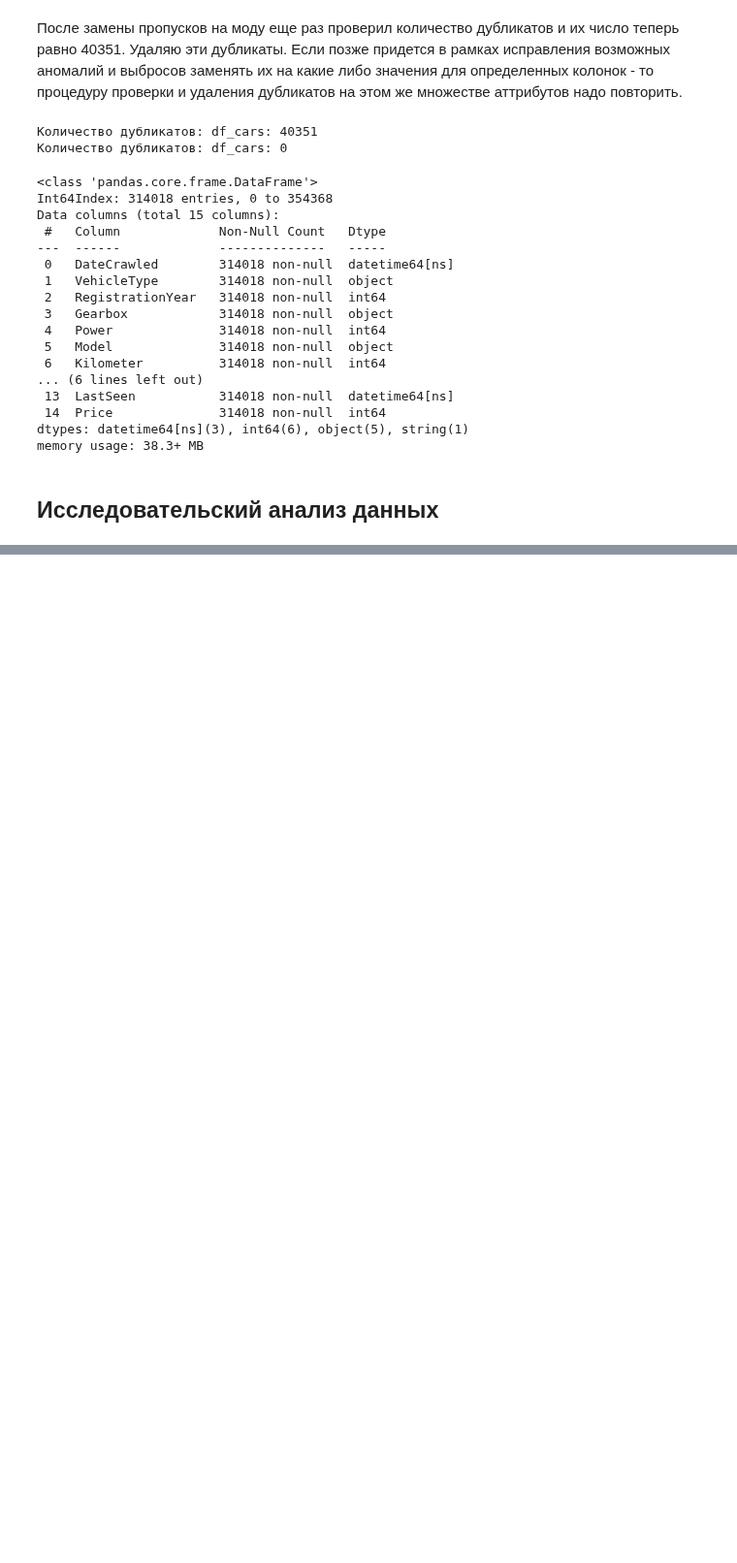
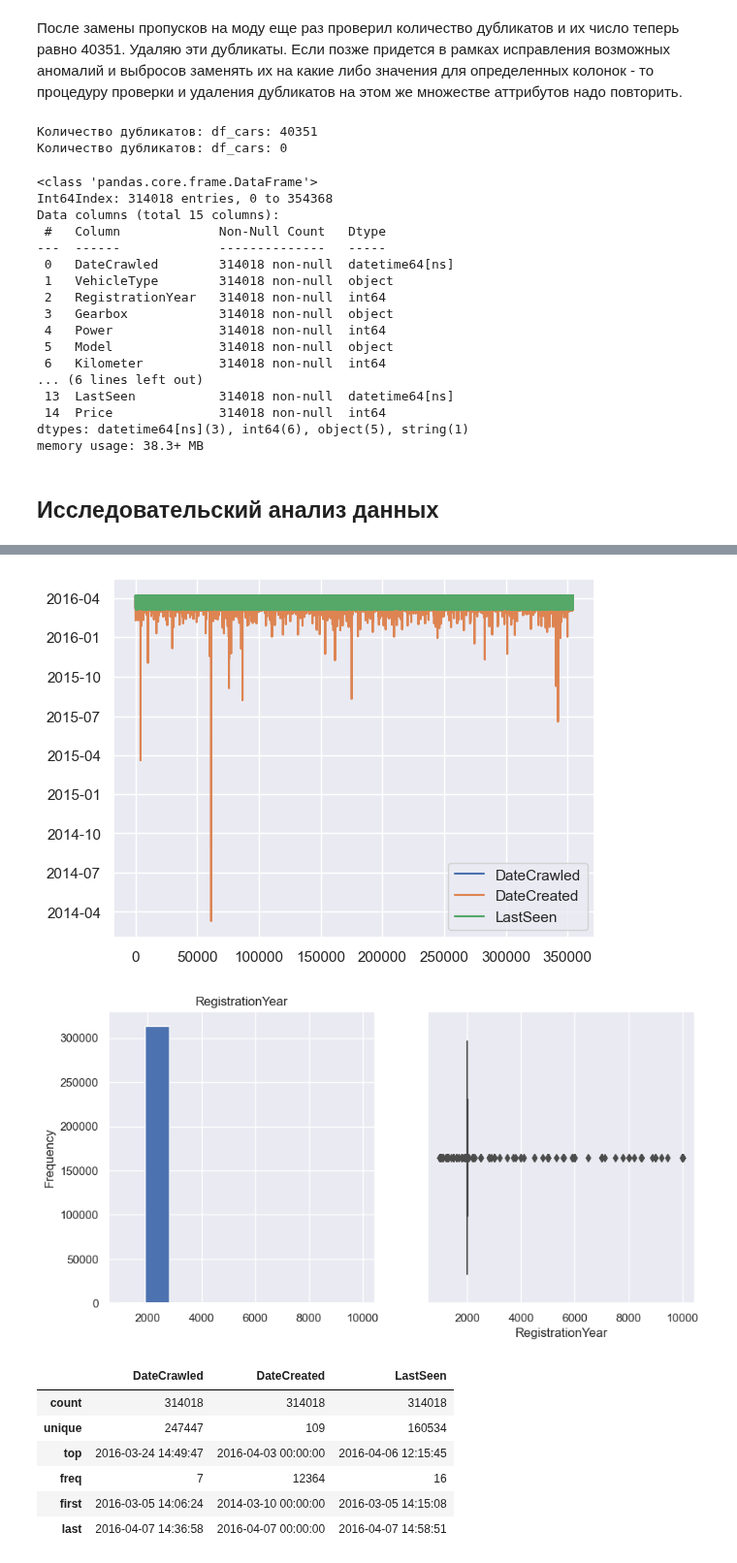
Before and after one commit to theotheo46/yap, a Jupyter notebook: notebooks/cars.ipynb, the cells around one changed output, grey strips where cells are left out. Shown at 97% size. Saved outputs shown, nothing was run; the diff lists cells and outputs as text; code cells hidden in the pictures; blank space fills up the shorter version.

```diff
--- a/notebooks/cars.ipynb
+++ b/notebooks/cars.ipynb
@@ -410,0 +443,15 @@ memory usage: 38.3+ MB
+# %%
+df_cars.loc[:,['DateCrawled', 'DateCreated', 'LastSeen']].plot.line();
+display(df_cars.loc[:,['DateCrawled', 'DateCreated', 'LastSeen']].describe())
+plot_sub_plot_hist_boxplot(df_cars, ['RegistrationYear'],'')
+display(df_cars.loc[:,['RegistrationYear']].describe())
+# %% [output]
+[figure, added]
+[figure, added]
+|  | DateCrawled | DateCreated | LastSeen |
+| count | 314018 | 314018 | 314018 |
+| unique | 247447 | 109 | 160534 |
+| top | 2016-03-24 14:49:47 | 2016-04-03 00:00:00 | 2016-04-06 12:15:45 |
+| freq | 7 | 12364 | 16 |
+| first | 2016-03-05 14:06:24 | 2014-03-10 00:00:00 | 2016-03-05 14:15:08 |
+| last | 2016-04-07 14:36:58 | 2016-04-07 00:00:00 | 2016-04-07 14:58:51 |
```
Also changed, not shown: parts of 28 cells of this notebook, 1 other file.
